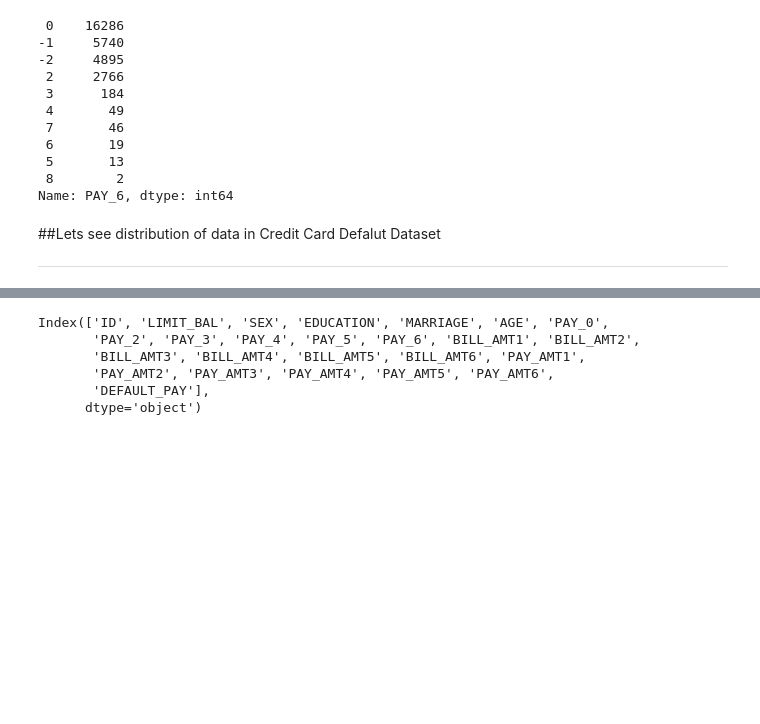
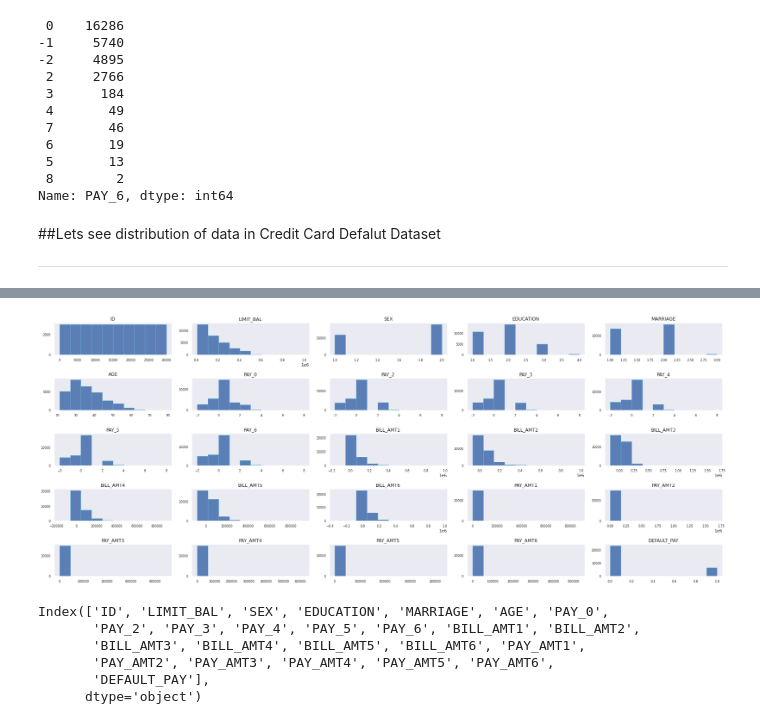
Before and after one commit to MadhurAwasthi/Credit-Card-Default-Prediction, a Jupyter notebook: Credit_Card_Default_Prediction_Capstone_Project.ipynb, the cells around one changed output, grey strips where cells are left out. Drawn from its saved outputs; the diff is of its cells as text; code cells hidden in the pictures; blank space fills up the shorter version.

```diff
--- a/Credit_Card_Default_Prediction_Capstone_Project.ipynb
+++ b/Credit_Card_Default_Prediction_Capstone_Project.ipynb
@@ -396,3 +396,9 @@ for i,col in enumerate(data_df.describe().columns):
+# %%
+data_df.hist(figsize=(25,10), bins=10, ec="c", xlabelsize=8, ylabelsize=8, alpha=.9, grid=False)
+plt.tight_layout()
+plt.show()
+# %% [output]
+[figure, added]
 # %%
 data_df.columns
 # %% [output]
```
Also changed, not shown: parts of 18 cells of this notebook.
